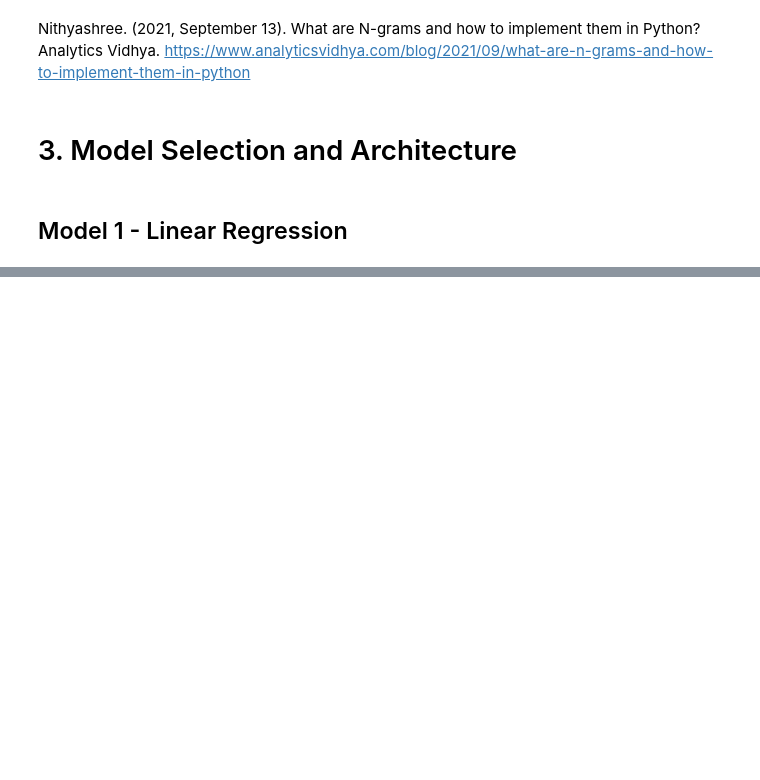
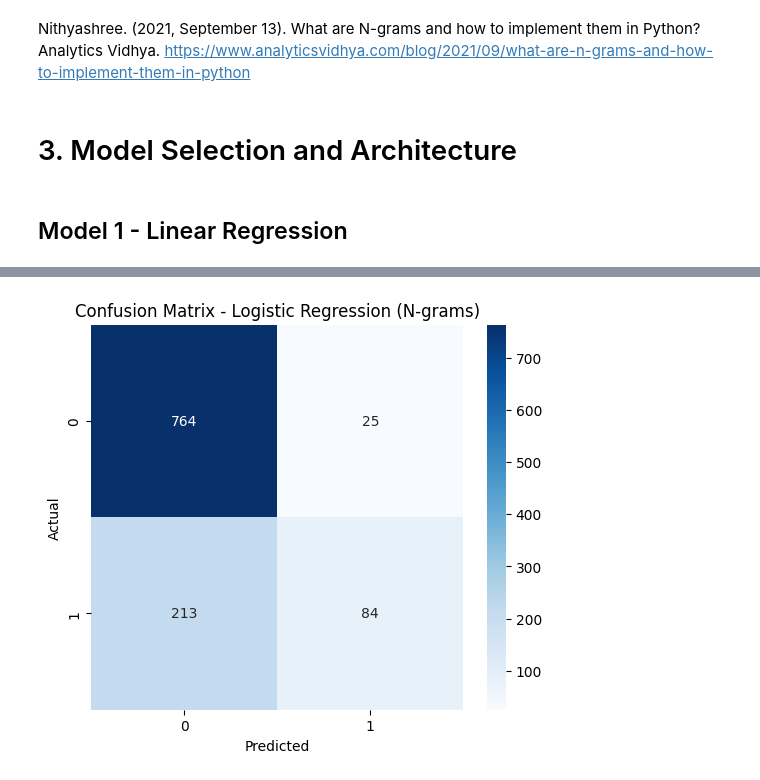
Before and after one commit to Markechy/Data-Science-Final-Project, a Jupyter notebook: final_project.ipynb, the cells around one changed output, grey strips where cells are left out. Drawn from its saved outputs; the diff is of its cells as text; code cells hidden in the pictures; blank space fills up the shorter version.

Commit message:
Method #1:Completed - Model #1:In process

```diff
--- a/final_project.ipynb
+++ b/final_project.ipynb
@@ -283,0 +286,19 @@ Nithyashree. (2021, September 13). What are N-grams and how to implement them in
+# %%
+# MODEL 1 — Logistic Regression
+from sklearn.linear_model import LogisticRegression
+from sklearn.metrics import classification_report, accuracy_score
+
+# Create and train the model
+log_model = LogisticRegression(max_iter=200)
+log_model.fit(X_train_ngrams, y_train)
+
+# Predictions
+y_pred = log_model.predict(X_test_ngrams)
+
+# Accuracy
+acc = accuracy_score(y_test, y_pred)
+print(f"Test Accuracy: {acc:.4f}")
+
+# Classification report
+print("\nClassification Report:")
+print(classification_report(y_test, y_pred))
@@ -283,0 +317,14 @@ Nithyashree. (2021, September 13). What are N-grams and how to implement them in
+# %%
+from sklearn.metrics import confusion_matrix
+import seaborn as sns
+
+cm = confusion_matrix(y_test, y_pred)
+
+plt.figure(figsize=(6,5))
+sns.heatmap(cm, annot=True, fmt='d', cmap='Blues')
+plt.title("Confusion Matrix - Logistic Regression (N-grams)")
+plt.xlabel("Predicted")
+plt.ylabel("Actual")
+plt.show()
+# %% [output]
+[figure, added]
```
Also changed, not shown: parts of 2 cells of this notebook.
